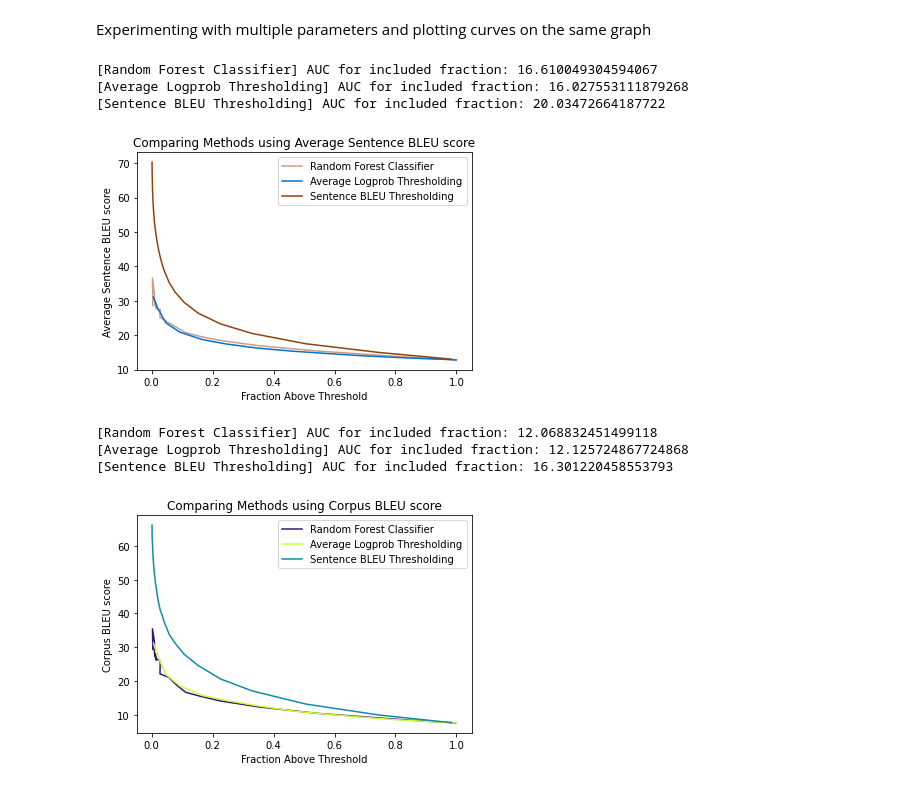
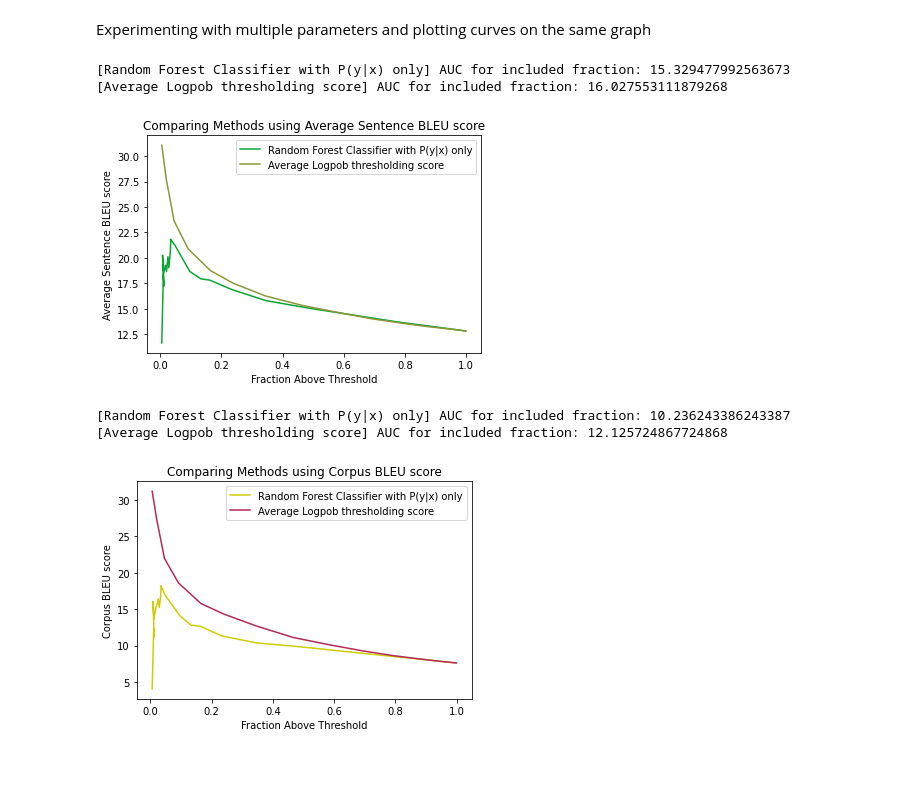
Before and after one commit to DhruvaBansal00/ConfidentMT, a Jupyter notebook: BoostedBinaryClassifers.ipynb, the cells around one changed output. Saved outputs shown, nothing was run; the diff lists cells and outputs as text; code cells hidden in the pictures.

```diff
--- a/BoostedBinaryClassifers.ipynb
+++ b/BoostedBinaryClassifers.ipynb
@@ -172,16 +173,16 @@ def trainGaussianProcessClassifier(X, Y, verbose=True):
     clf.fit(X, Y)
     return clf
 
-def trainCustomEnsemble(X, Y, maxDepth=8, estimators=100, verbose=True, subsetTraining=True):
+def trainCustomEnsemble(X, Y, maxDepth=8, estimators=100, verbose=True, subsetTraining=False):
     if verbose:
         print("Training custom ensemble")
     rf = RandomForestClassifier(max_depth=maxDepth, random_state=42)
     grad = GradientBoostingClassifier(random_state=42)
     ada = AdaBoostClassifier(n_estimators=estimators, random_state=42)
-    dl = MLPClassifier(hidden_layer_sizes=(126,256,126), random_state=1, max_iter=200)
+    dl = MLPClassifier(hidden_layer_sizes=(256,512,256), random_state=42, max_iter=100)
     kn = KNeighborsClassifier(100)
 
-    classifiers = [rf, grad, ada]
+    classifiers = [rf, grad, ada, kn]
 
     Xs = [X for i in range(len(classifiers))]
     Ys = [Y for i in range(len(classifiers))]
@@ -353,7 +352,7 @@ from sklearn.model_selection import KFold
 import time
 
 
-dataset = "test"
+dataset = "valid"
 bleuThreshold = 15
 featureFile = open("ClassificationDataset/"+str(bleuThreshold)+"BLEU/"+dataset+"/features.txt")
 labelFile = open("ClassificationDataset/"+str(bleuThreshold)+"BLEU/"+dataset+"/result.txt")
@@ -809,17 +821,17 @@ featuresTest, _ = datasetReader(testFeatures, testLabels)
+# %%
+featuresUsed = [[10], [0]]
+trainThresholds = [np.linspace(4, 28, 25).tolist(), np.linspace(-1.5, -0.25, 25).tolist()]
+testThresholds = [np.linspace(4, 28, 25).tolist(), np.linspace(4, 28, 25).tolist()]
+
+evaluationMetrics = [compute_exclued_included_sentenceBleuScore, compute_excluded_included_score]
+evalLabel = {0: "Average Sentence BLEU score", 1: "Corpus BLEU score"}
+models = [trainRandomForestClassifier, trainRandomForestClassifier]
+modelLabel = {0: "Random Forest Classifier with P(y|x) only", 1: "Average Logpob thresholding score"}
+avgLogProb = [False, True]
+subsetTraining = [False, False]
+acceptedScores = []
+acceptedFraction = []
 # %%
-featuresUsed = [[0, 1, 2, 3, 5, 6, 7, 10, 11, 12, 13, 14, 15, 16, 17, 18, 19, 20, 21], [0], [4]]
-trainThresholds = [np.linspace(4, 28, 25).tolist(), np.linspace(-1.5, -0.25, 25).tolist(), np.linspace(1, 60, 25).tolist()]
-testThresholds = [np.linspace(4, 28, 25).tolist(), np.linspace(4, 28, 25).tolist(), np.linspace(1, 60, 25).tolist()]
-
-evaluationMetrics = [compute_exclued_included_sentenceBleuScore, compute_excluded_included_score]
-evalLabel = {0: "Average Sentence BLEU score", 1: "Corpus BLEU score"}
-models = [trainRandomForestClassifier, trainRandomForestClassifier, trainRandomForestClassifier]
-modelLabel = {0: "Random Forest Classifier (all features)", 1: "Average Logprob Thresholding", 2: "Sentence BLEU Thresholding"tme}
-avgLogProb = [False, True, False]
-acceptedScores = []
-acceptedFraction = []
-
-
 for evalMetric in range(len(evaluationMetrics)):
     plt.xlabel('Fraction Above Threshold')
     plt.ylabel(evalLabel[evalMetric])
@@ -836,39 +848,40 @@ for evalMetric in range(len(evaluationMetrics)):
         trainTranslations = readTranslations(trainSentences, currFeaturesTrain)
         testTranslations = readTranslations(testSentences, currFeaturesTest)
 
         acceptedScores = []
         acceptedFraction = []
 
         for index in range(len(testThresholds[model])):
             trainFeatures, trainY, testFeatures, testY = getTrainTestSets(trainTranslations, testTranslations, trainThresholds[model][index], testThresholds[model][index], avgLogProb[model])
-            clf = models[model](trainFeatures, trainY, verbose=False)
+            if subsetTraining[model]:
+                clf = models[model](trainFeatures, trainY, verbose=False, subsetTraining=True)
+            else:
+                clf = models[model](trainFeatures, trainY, verbose=False)
             predictions = clf.predict(testFeatures)
 
             acceptedTranslations = np.array(testTranslations)[np.array(predictions) > 0]
             rejectedTranslations = np.array(testTranslations)[np.array(predictions) < 1]
 
             rejectedScore, acceptedScore = evaluationMetrics[evalMetric](acceptedTranslations, rejectedTranslations)
 
             acceptedScores.append(acceptedScore)
             acceptedFraction.append(float(len(acceptedTranslations))/float(len(predictions)))
 
         r = random.random()
         b = random.random()
         g = random.random()
         c = (r, g, b)
         plt.plot(acceptedFraction, acceptedScores, label = modelLabel[model], color=c)
         acceptedScores = [x for _,x in sorted(zip(acceptedFraction,acceptedScores))]
         acceptedFraction.sort()
 
         print("["+modelLabel[model]+"] AUC for included fraction: {}".format(auc(acceptedFraction, acceptedScores)))
     plt.legend(loc="upper right")
     plt.show()
 # %% [output]
-[Random Forest Classifier] AUC for included fraction: 16.610049304594067
-[Average Logprob Thresholding] AUC for included fraction: 16.027553111879268
-[Sentence BLEU Thresholding] AUC for included fraction: 20.03472664187722
+[Random Forest Classifier with P(y|x) only] AUC for included fraction: 15.329477992563673
+[Average Logpob thresholding score] AUC for included fraction: 16.027553111879268
-[figure, old version]
+[figure, new version]
-[Random Forest Classifier] AUC for included fraction: 12.068832451499118
-[Average Logprob Thresholding] AUC for included fraction: 12.125724867724868
-[Sentence BLEU Thresholding] AUC for included fraction: 16.301220458553793
+[Random Forest Classifier with P(y|x) only] AUC for included fraction: 10.236243386243387
+[Average Logpob thresholding score] AUC for included fraction: 12.125724867724868
-[figure, old version]
+[figure, new version]
```
Also changed, not shown: parts of 4 cells of this notebook.
